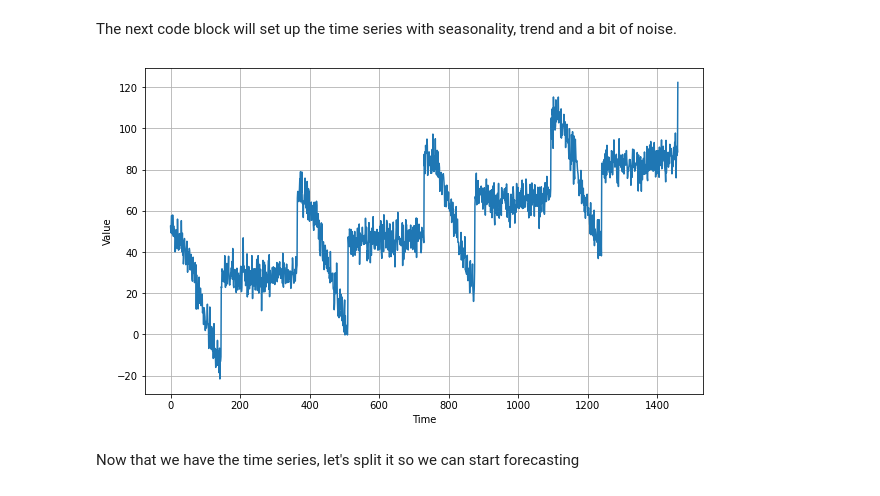
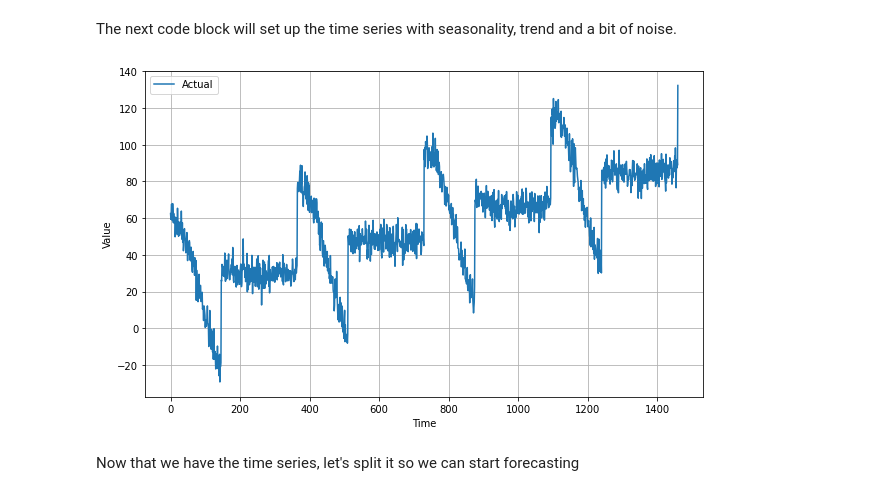
Before and after one commit to bogdanlalu/tensorflow, a Jupyter notebook: Time_Series/02_Statistical_Forecasting.ipynb, the cells around one changed output. Saved outputs shown, nothing was run; the diff lists cells and outputs as text; code cells hidden in the pictures.

Commit message:
added legend for all charts

```diff
--- a/Time_Series/02_Statistical_Forecasting.ipynb
+++ b/Time_Series/02_Statistical_Forecasting.ipynb
@@ -27,10 +27,12 @@ import matplotlib.pyplot as plt
 import tensorflow as tf
 from tensorflow import keras
 
-def plot_series(time, series, format="-", start=0, end=None):
+def plot_series(time, series, format="-", start=0, end=None, label=None):
     plt.plot(time[start:end], series[start:end], format)
     plt.xlabel("Time")
     plt.ylabel("Value")
+    if label:
+      plt.legend(label)
     plt.grid(True)
 
 def trend(time, slope=0):
@@ -39,36 +41,36 @@ def trend(time, slope=0):
 def seasonal_pattern(season_time):
     """Just an arbitrary pattern, you can change it if you wish"""
     return np.where(season_time < 0.4,
                     np.cos(season_time * 2 * np.pi),
                     1 / np.exp(3 * season_time))
 
 def seasonality(time, period, amplitude=1, phase=0):
     """Repeats the same pattern at each period"""
     season_time = ((time + phase) % period) / period
     return amplitude * seasonal_pattern(season_time)
 
 def noise(time, noise_level=1, seed=None):
     rnd = np.random.RandomState(seed)
     return rnd.randn(len(time)) * noise_level
 
 time = np.arange(4 * 365 + 1, dtype="float32")
 baseline = 10
 series = trend(time, 0.1)
 baseline = 10
-amplitude = 40
+amplitude = 50
 slope = 0.05
 noise_level = 5
 
 # Create the series
 series = baseline + trend(time, slope) + seasonality(time, period=365, amplitude=amplitude)
 # Update with noise
 series += noise(time, noise_level, seed=42)
 
 plt.figure(figsize=(10, 6))
-plot_series(time, series)
+plot_series(time, series, label=['Actual'])
 plt.show()
 # %% [output]
-[figure, old version]
+[figure, new version]
 # %% [markdown]
 Now that we have the time series, let's split it so we can start forecasting
 # %%
```
Also changed, not shown: parts of 12 cells of this notebook.
